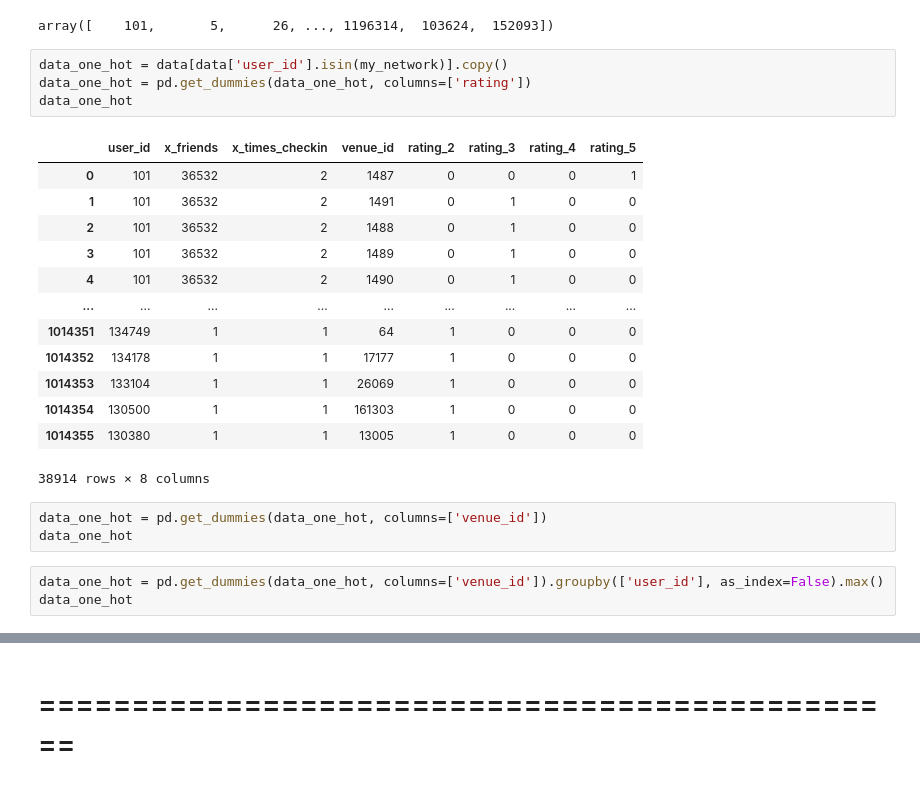
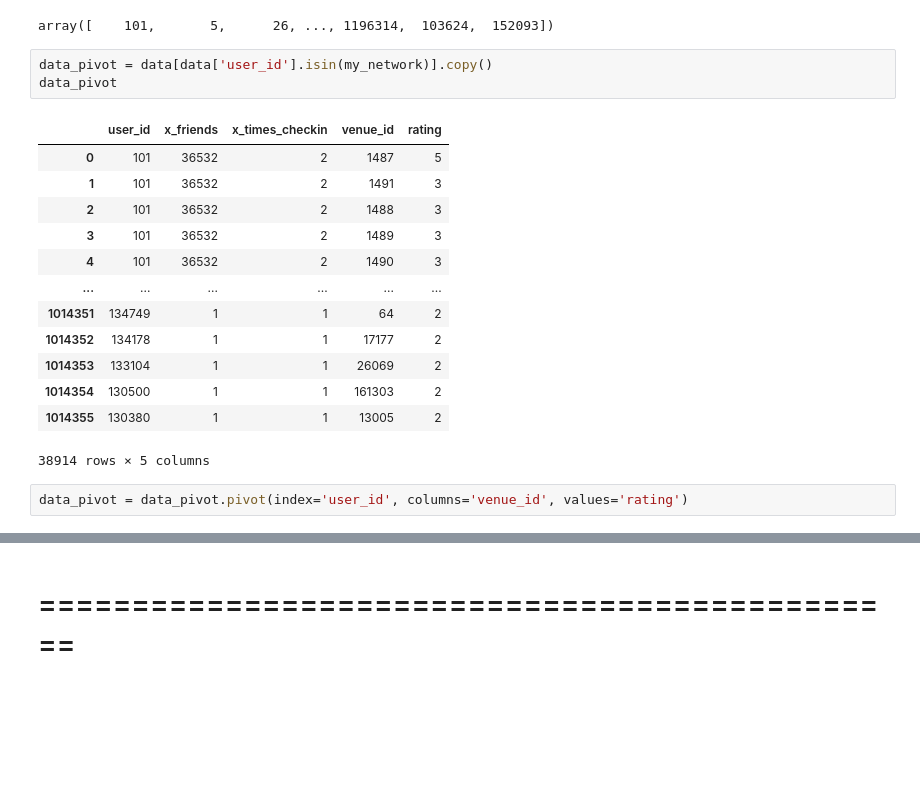
Before and after one commit to stefanauwyang/ml-engineer, a Jupyter notebook: ML-Engineer-Notebook.ipynb, the cells around one changed output, grey strips where cells are left out. Cells and saved outputs as stored; diff of their text form; blank space fills up the shorter version.

Commit message:
Clustering friends in network based on taste (venues visited and ranked)

```diff
--- a/ML-Engineer-Notebook.ipynb
+++ b/ML-Engineer-Notebook.ipynb
@@ -746,26 +742,21 @@ my_network
 # %% [output]
 array([    101,       5,      26, ..., 1196314,  103624,  152093])
 # %%
-data_one_hot = data[data['user_id'].isin(my_network)].copy()
-data_one_hot = pd.get_dummies(data_one_hot, columns=['rating'])
-data_one_hot
+data_pivot = data[data['user_id'].isin(my_network)].copy()
+data_pivot
 # %% [output]
-|  | user_id | x_friends | x_times_checkin | venue_id | rating_2 | rating_3 | rating_4 | rating_5 |
-| 0 | 101 | 36532 | 2 | 1487 | 0 | 0 | 0 | 1 |
-| 1 | 101 | 36532 | 2 | 1491 | 0 | 1 | 0 | 0 |
-| 2 | 101 | 36532 | 2 | 1488 | 0 | 1 | 0 | 0 |
-| 3 | 101 | 36532 | 2 | 1489 | 0 | 1 | 0 | 0 |
-| 4 | 101 | 36532 | 2 | 1490 | 0 | 1 | 0 | 0 |
-| ... | ... | ... | ... | ... | ... | ... | ... | ... |
-| 1014351 | 134749 | 1 | 1 | 64 | 1 | 0 | 0 | 0 |
-| 1014352 | 134178 | 1 | 1 | 17177 | 1 | 0 | 0 | 0 |
-| 1014353 | 133104 | 1 | 1 | 26069 | 1 | 0 | 0 | 0 |
-| 1014354 | 130500 | 1 | 1 | 161303 | 1 | 0 | 0 | 0 |
-| 1014355 | 130380 | 1 | 1 | 13005 | 1 | 0 | 0 | 0 |
+|  | user_id | x_friends | x_times_checkin | venue_id | rating |
+| 0 | 101 | 36532 | 2 | 1487 | 5 |
+| 1 | 101 | 36532 | 2 | 1491 | 3 |
+| 2 | 101 | 36532 | 2 | 1488 | 3 |
+| 3 | 101 | 36532 | 2 | 1489 | 3 |
+| 4 | 101 | 36532 | 2 | 1490 | 3 |
+| ... | ... | ... | ... | ... | ... |
+| 1014351 | 134749 | 1 | 1 | 64 | 2 |
+| 1014352 | 134178 | 1 | 1 | 17177 | 2 |
+| 1014353 | 133104 | 1 | 1 | 26069 | 2 |
+| 1014354 | 130500 | 1 | 1 | 161303 | 2 |
+| 1014355 | 130380 | 1 | 1 | 13005 | 2 |
-38914 rows × 8 columns
+38914 rows × 5 columns
-# %%
-data_one_hot = pd.get_dummies(data_one_hot, columns=['venue_id'])
-data_one_hot
-# %%
-data_one_hot = pd.get_dummies(data_one_hot, columns=['venue_id']).groupby(['user_id'], as_index=False).max()
-data_one_hot
+# %%
+data_pivot = data_pivot.pivot(index='user_id', columns='venue_id', values='rating')
```
Also changed, not shown: parts of 24 cells of this notebook.
